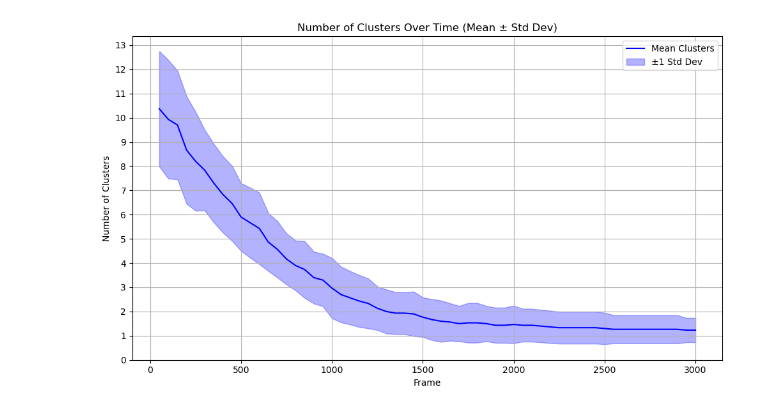
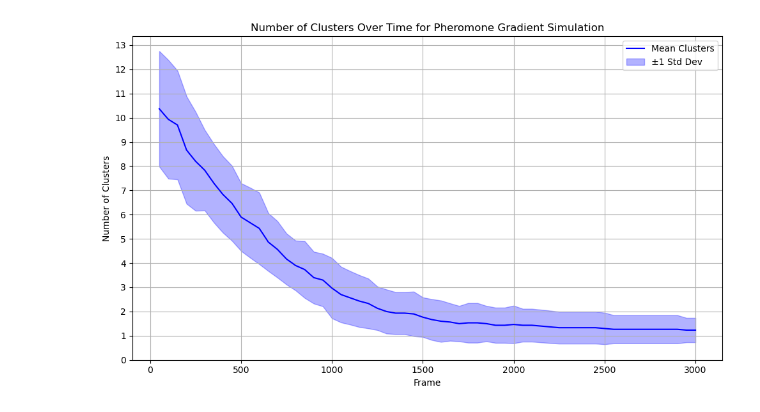
Before and after one commit to Vseonym/PCI-Aggregation, a Jupyter notebook: Aggregation-no-zones/assignment-1-no-zones-pheromone-gradient.ipynb, the cells around one changed output. Cells and saved outputs as stored; diff of their text form; code cells hidden in the pictures.

Commit message:
added some plots and refined some logic

```diff
--- a/Aggregation-no-zones/assignment-1-no-zones-pheromone-gradient.ipynb
+++ b/Aggregation-no-zones/assignment-1-no-zones-pheromone-gradient.ipynb
@@ -316,32 +300,32 @@ agg_df = (
     .sort("frame")
 )
 
 # Convert to pandas
 pdf = agg_df.to_pandas()
 
 # Plot
 plt.figure(figsize=(10, 6))
 sns.lineplot(data=pdf, x="frame", y="mean_clusters", label="Mean Clusters", color="blue")
 plt.fill_between(
     pdf["frame"],
     pdf["mean_clusters"] - pdf["std_clusters"],
     pdf["mean_clusters"] + pdf["std_clusters"],
     alpha=0.3,
     color="blue",
     label="±1 Std Dev"
 )
 
 # Ensure every number is shown on y-axis
 y_min = int((pdf["mean_clusters"] - pdf["std_clusters"]).min())
 y_max = int((pdf["mean_clusters"] + pdf["std_clusters"]).max()) + 1
 plt.yticks(np.arange(y_min, y_max + 1, 1))
 
-plt.title("Number of Clusters Over Time (Mean ± Std Dev)")
+plt.title("Number of Clusters Over Time for Pheromone Gradient Simulation")
 plt.xlabel("Frame")
 plt.ylabel("Number of Clusters")
 plt.legend()
 plt.grid(True)
 plt.tight_layout()
 plt.show()
 # %% [output]
-[figure, old version]
+[figure, new version]
```
Also changed, not shown: parts of 2 cells of this notebook, 2 other files.
